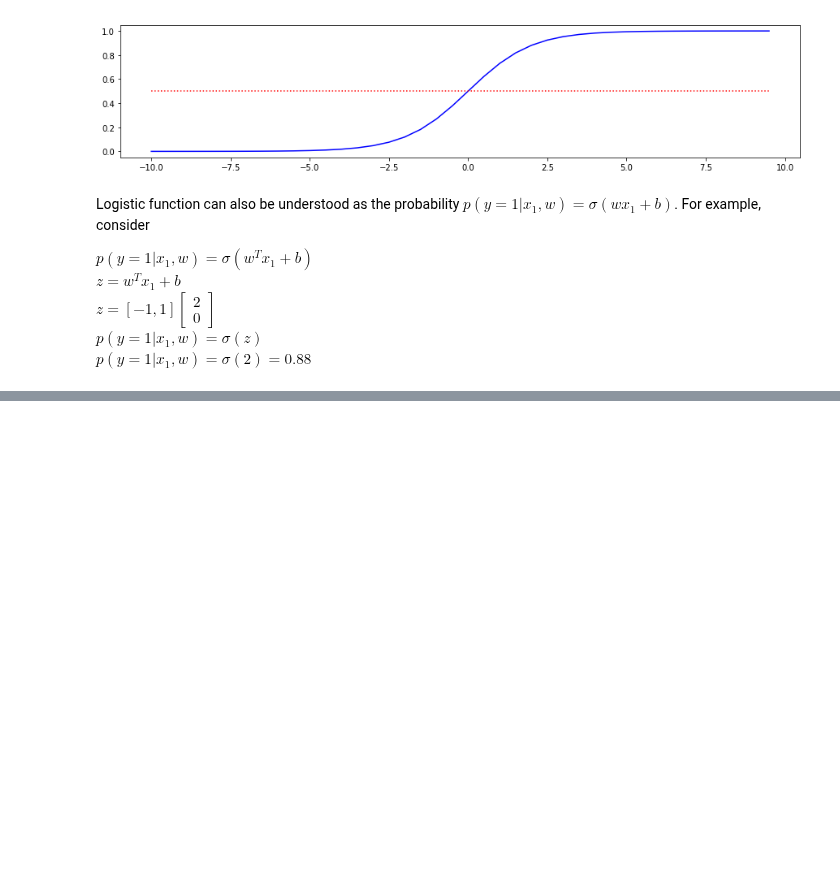
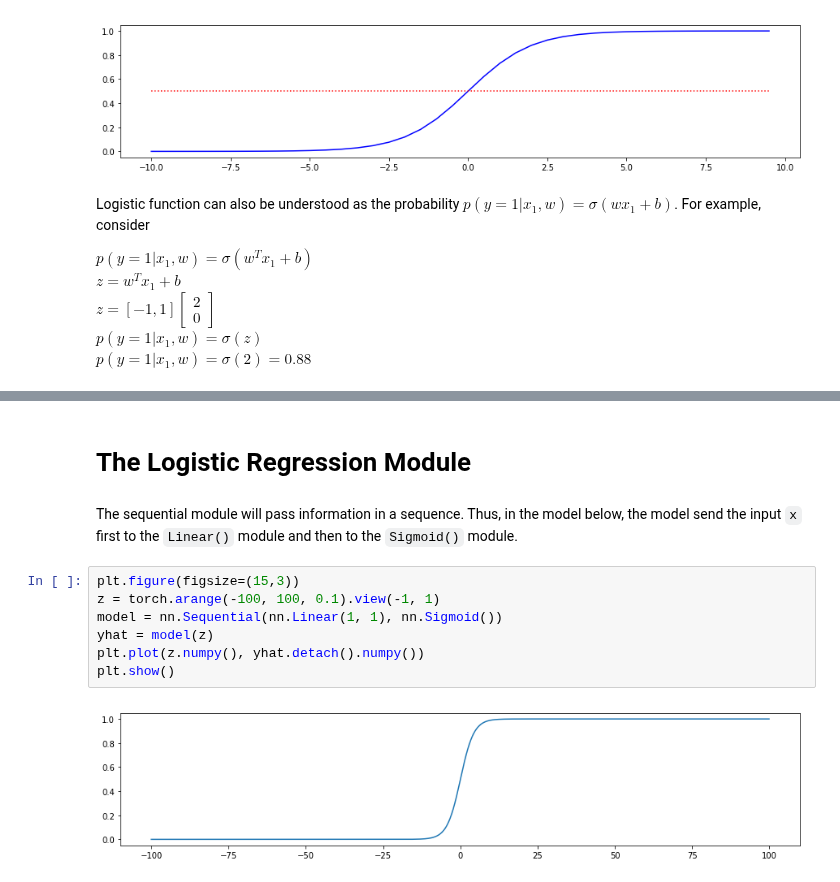
Before and after one commit to rogergranada/MOOCs, a Jupyter notebook: edX/IBM/DL0110EN/Week 3/3.1 Linear Classifiers.ipynb, the cells around one changed output, grey strips where cells are left out. Cells and saved outputs as stored; diff of their text form; blank space fills up the shorter version.

Commit message:
Linear classifier

```diff
--- a/edX/IBM/DL0110EN/Week 3/3.1 Linear Classifiers.ipynb
+++ b/edX/IBM/DL0110EN/Week 3/3.1 Linear Classifiers.ipynb
@@ -69,0 +99,13 @@ $p(y=1|x_1,w) = \sigma(2) = 0.88$
+# %% [markdown]
+# The Logistic Regression Module
+# %% [markdown]
+The sequential module will pass information in a sequence. Thus, in the model below, the model send the input `x` first to the `Linear()` module and then to the `Sigmoid()` module.
+# %%
+plt.figure(figsize=(15,3))
+z = torch.arange(-100, 100, 0.1).view(-1, 1)
+model = nn.Sequential(nn.Linear(1, 1), nn.Sigmoid())
+yhat = model(z)
+plt.plot(z.numpy(), yhat.detach().numpy())
+plt.show()
+# %% [output]
+[figure, added]
```
Also changed, not shown: parts of 29 cells of this notebook.
